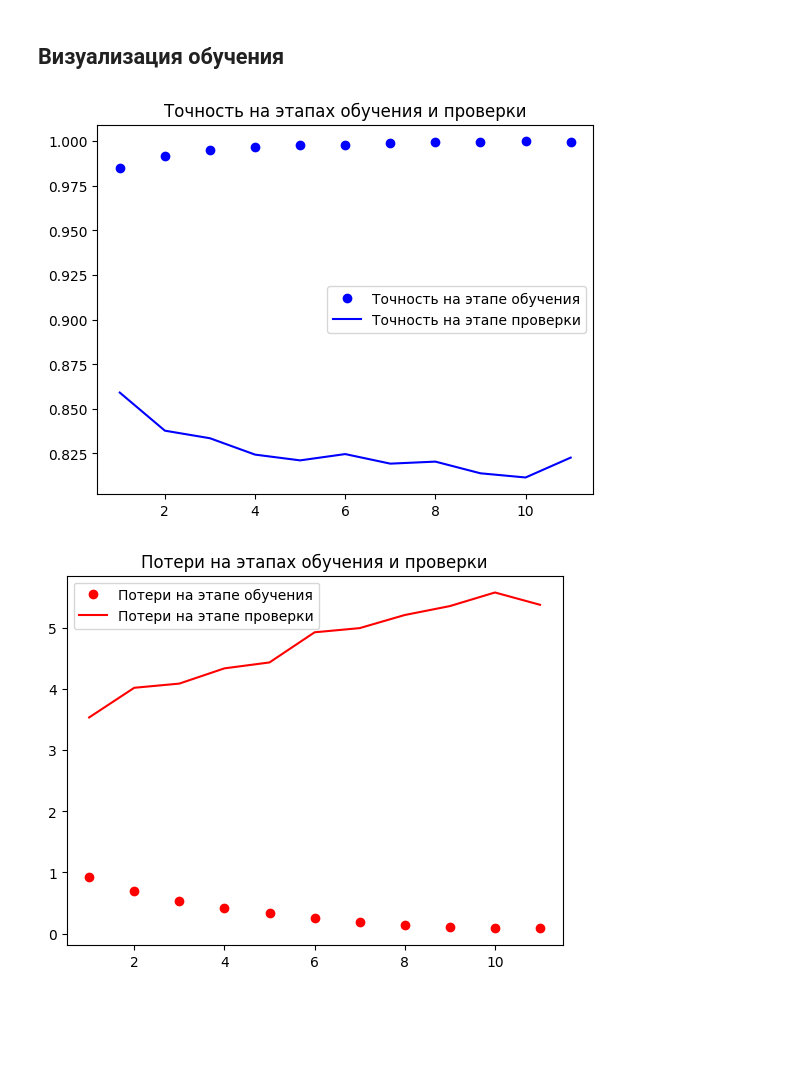
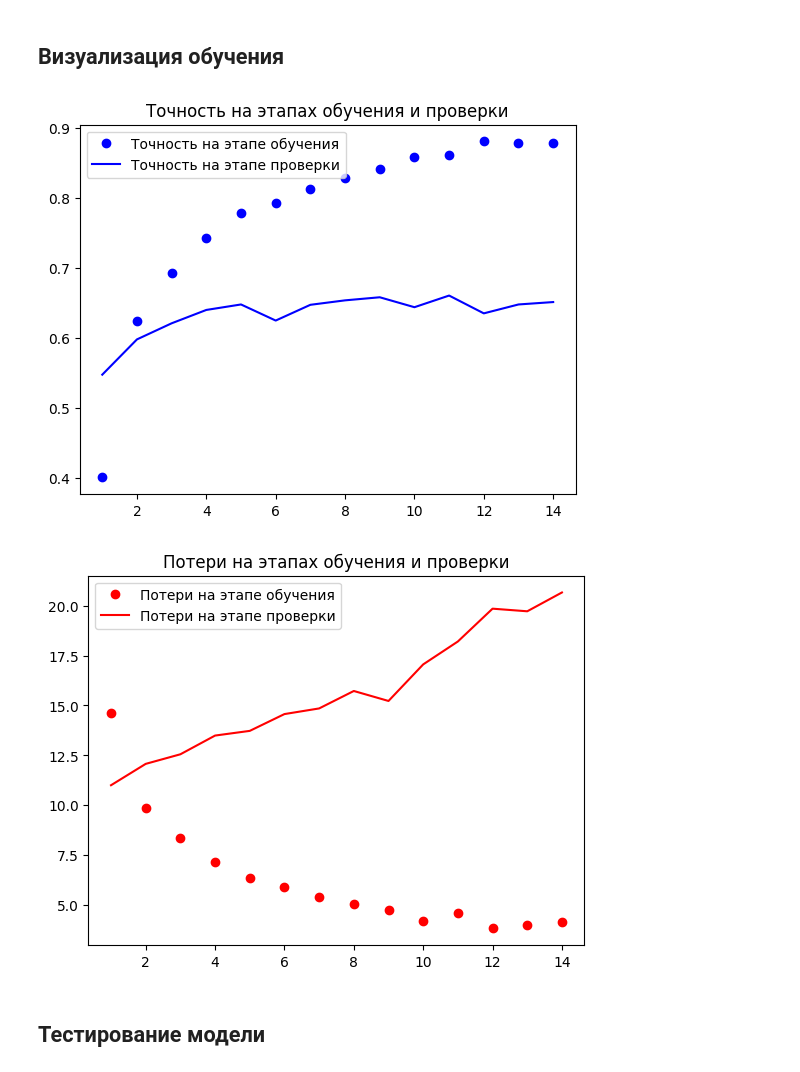
Before and after one commit to redshoot8/Solutions, a Jupyter notebook: tensorflow/DogBreedCNNClassification.ipynb, the cells around one changed output. Drawn from its saved outputs; the diff is of its cells as text; code cells hidden in the pictures; blank space fills up the shorter version.

```diff
--- a/tensorflow/DogBreedCNNClassification.ipynb
+++ b/tensorflow/DogBreedCNNClassification.ipynb
@@ -44,9 +43,10 @@ print(os.listdir(unzip_dir))
 
 Просмотр csv-файла
 # %%
-df = pd.read_csv('/content/DogBreeds/labels.csv')
-df['filepath'] = '/content/DogBreeds/train/' + df['id'] + '.jpg'
-df.head()
+labels_csv = pd.read_csv('/content/DogBreeds/labels.csv')
+labels_csv['filepath'] = '/content/DogBreeds/train/' + labels_csv['id'] + '.jpg'
+filenames = np.array(labels_csv['filepath'])
+labels_csv.head()
 # %% [output]
 |  | id | breed | filepath |
 | 0 | 000bec180eb18c7604dcecc8fe0dba07 | boston_bull | /content/DogBreeds/train/000bec18... |
@@ -163,36 +187,32 @@ model = keras.Model(inputs, outputs)
 ## Компиляция модели
 # %%
 model.compile(
-    optimizer = 'adam',
-    loss = 'categorical_crossentropy',
-    metrics = ['AUC']
+    optimizer=keras.optimizers.Adam(learning_rate=0.00001),
+    loss='categorical_crossentropy',
+    metrics=['accuracy']
 )
 # %% [markdown]
 ## Создание обратных вызовов
 # %%
-def exponential_decay(lr0, s):
-    def exponential_decay_fn(epoch):
-        return lr0 * 0.1 ** (epoch / s)
-    return exponential_decay_fn
-
-
-exp_decay_fn = exponential_decay(0.01, 20)
-
 callbacks = [
-    keras.callbacks.LearningRateScheduler(exp_decay_fn),
     keras.callbacks.ModelCheckpoint(
         '/content/drive/MyDrive/Models/dogbreeds.keras',
         save_best_only=True),
-    keras.callbacks.EarlyStopping(patience=10, restore_best_weights=True)
+    keras.callbacks.EarlyStopping(monitor='val_accuracy', patience=3),
+    keras.callbacks.ReduceLROnPlateau(
+        monitor='val_loss',
+        factor=0.5,
+        patience=5,
+        verbose=1
+    )
 ]
 # %% [markdown]
 ## Обучение модели
 # %%
 history = model.fit(
-    train_dataset,
-    validation_data=validation_dataset,
+    train_data,
+    validation_data=validation_data,
     epochs=50,
-    verbose=1,
     callbacks=callbacks
 )
 # %% [output]
@@ -216,21 +222,23 @@ Epoch 11/50
 # %% [markdown]
 ## Визуализация обучения
 # %%
-accuracy = history.history['AUC']
-val_accuracy = history.history['val_AUC']
+accuracy = history.history['accuracy']
+val_accuracy = history.history['val_accuracy']
 loss = history.history['loss']
 val_loss = history.history['val_loss']
 epochs = range(1, len(accuracy) + 1)
 plt.plot(epochs, accuracy, 'bo', label='Точность на этапе обучения')
 plt.plot(epochs, val_accuracy, 'b', label='Точность на этапе проверки')
 plt.title('Точность на этапах обучения и проверки')
 plt.legend()
 plt.figure()
 plt.plot(epochs, loss, 'ro', label='Потери на этапе обучения')
 plt.plot(epochs, val_loss, 'r', label='Потери на этапе проверки')
 plt.title('Потери на этапах обучения и проверки')
 plt.legend()
 plt.show()
 # %% [output]
-[figure, old version]
+[figure, new version]
-[figure, old version]
+[figure, new version]
+# %% [markdown]
+## Тестирование модели
```
Also changed, not shown: parts of 9 cells of this notebook.
